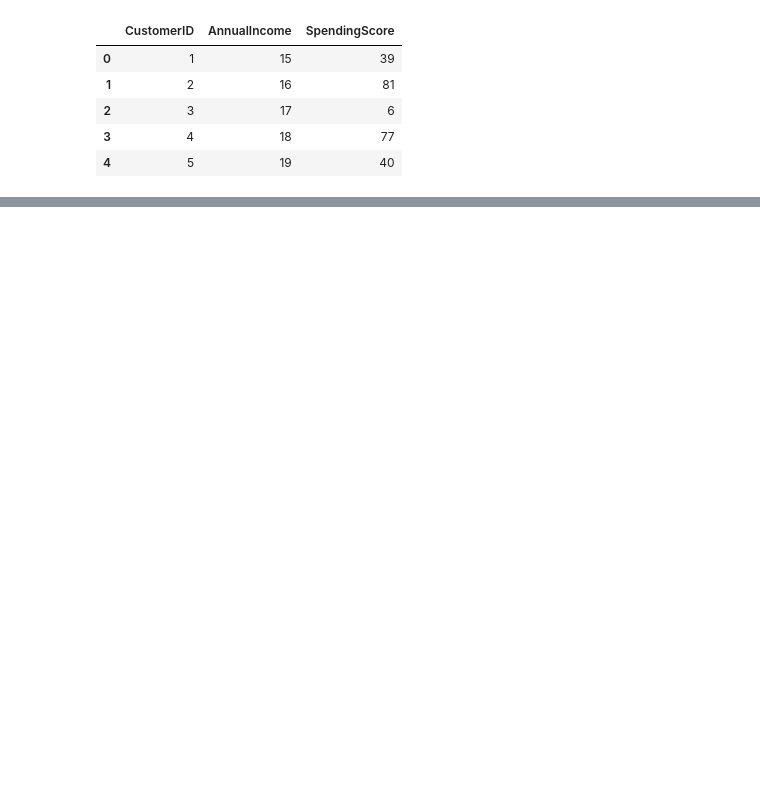
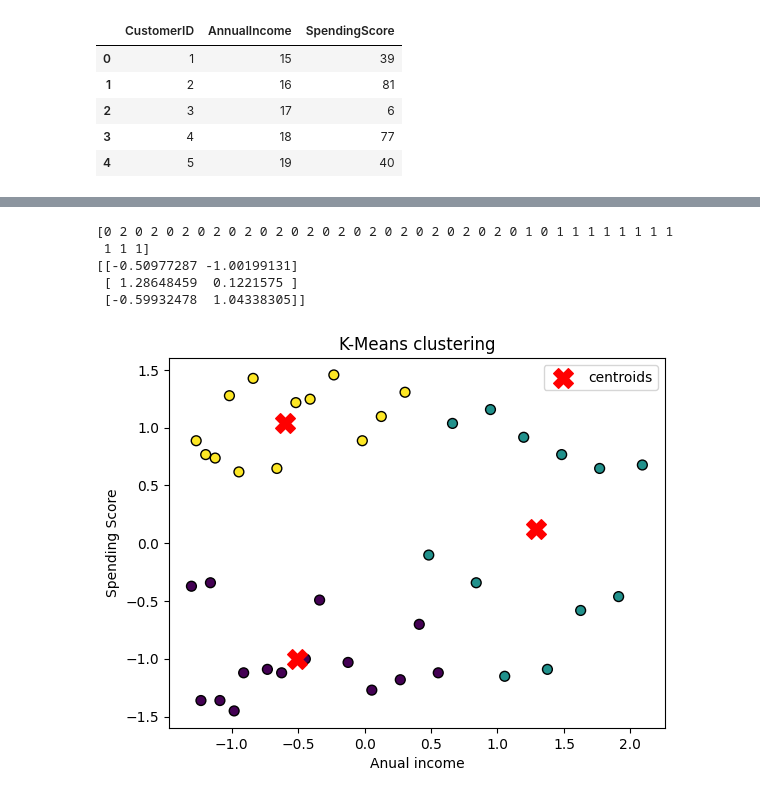
Before and after one commit to sinsinav505-cell/Machine-Learning, a Jupyter notebook: customer kmeans.ipynb, the cells around one changed output, grey strips where cells are left out. Saved outputs shown, nothing was run; the diff lists cells and outputs as text; code cells hidden in the pictures; blank space fills up the shorter version.

```diff
--- a/customer kmeans.ipynb
+++ b/customer kmeans.ipynb
@@ -40,0 +65,32 @@ Cluster labels: [0 2 0 2 0 2 0 2 0 2 0 2 0 2 0 2 0 2 0 3 0 3 0 3 1 3 1 1 1 3 1 3
+# %%
+from sklearn.preprocessing import StandardScaler
+
+scaler = StandardScaler()
+x_scaled = scaler.fit_transform(x)
+
+kmeans = KMeans(n_clusters=3, random_state=42)
+kmeans.fit(x_scaled)
+
+labels = kmeans.labels_
+centroids = kmeans.cluster_centers_
+
+print(labels)
+print(centroids)
+
+
+
+plt.scatter(x_scaled[:,0],x_scaled[:,1],c=labels,  edgecolors='k',s=50)
+plt.scatter(centroids[:,0],centroids[:,1], c='red', marker='X', s=200, label='centroids')
+plt.xlabel("Anual income")
+plt.ylabel("Spending Score")
+plt.title("K-Means clustering")
+
+plt.legend()
+plt.show()
+# %% [output]
+[0 2 0 2 0 2 0 2 0 2 0 2 0 2 0 2 0 2 0 2 0 2 0 2 0 2 0 1 0 1 1 1 1 1 1 1 1
+ 1 1 1]
+[[-0.50977287 -1.00199131]
+ [ 1.28648459  0.1221575 ]
+ [-0.59932478  1.04338305]]
+[figure, added]
```
Also changed, not shown: parts of 3 cells of this notebook, 3 other files.
